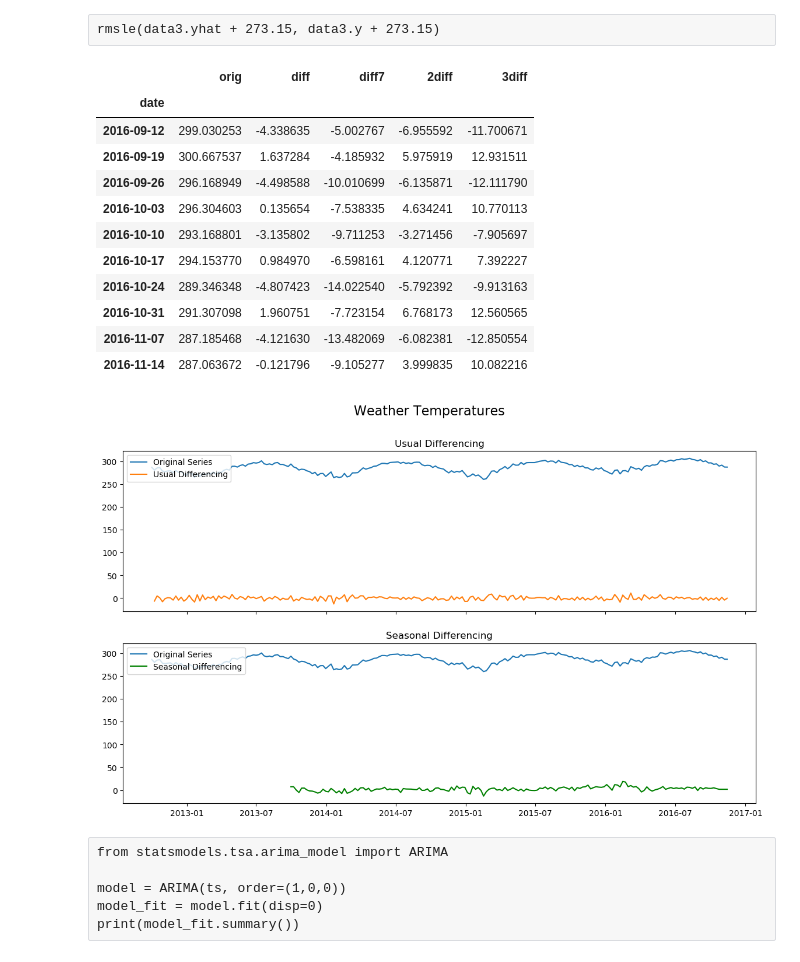
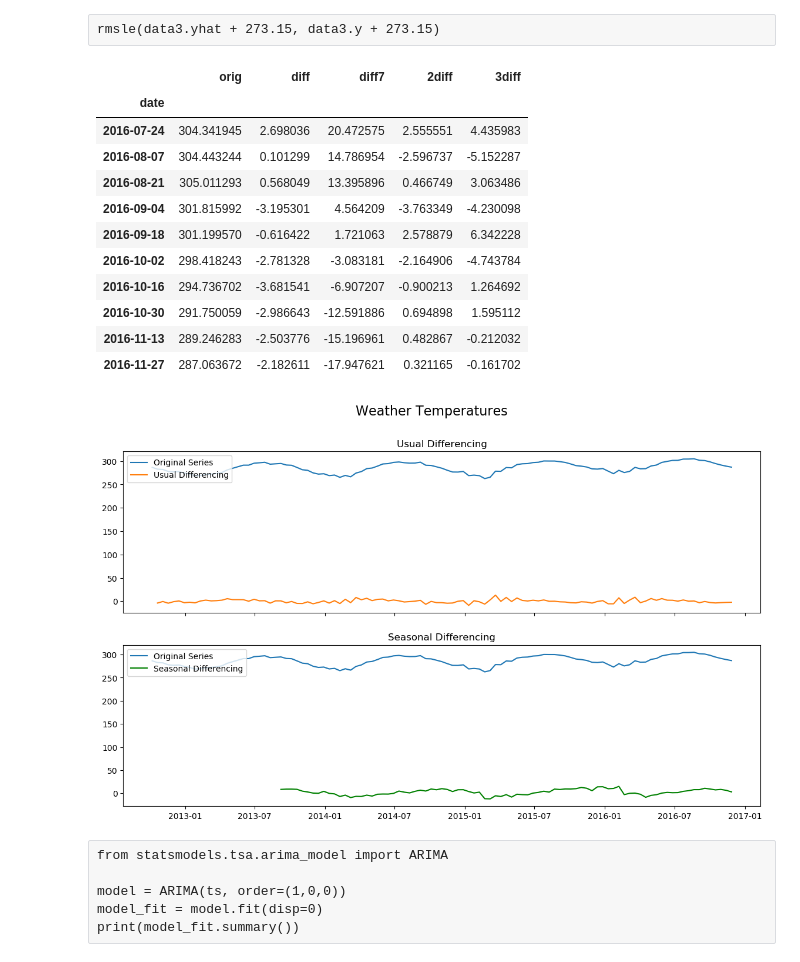
Before and after one commit to hjort/ai-labs, a Jupyter notebook: kaggle/serpro-weather/Weather - 4 Previsão com StatsModels.ipynb, the cells around one changed output. Drawn from its saved outputs; the diff is of its cells as text; code cells hidden in the pictures.

```diff
--- a/kaggle/serpro-weather/Weather - 4 Previsão com StatsModels.ipynb
+++ b/kaggle/serpro-weather/Weather - 4 Previsão com StatsModels.ipynb
@@ -61,7 +51,8 @@ Index:
 # %%
 data = data.dropna()
 
-data = data.resample('7D').mean()
+#data = data.resample('7D').mean()
+data = data.resample('2W').mean()
 #data = data.resample('15D').mean()
 #data = data.resample('M').mean()
 
@@ -355,36 +347,37 @@ pd.DataFrame({'orig': ts, 'diff': ts.diff(), 'diff7': ts.diff(7),
 # %% [output]
 |  | orig | diff | diff7 | 2diff | 3diff |
 | date |  |  |  |  |  |
-| 2016-09-12 | 299.030253 | -4.338635 | -5.002767 | -6.955592 | -11.700671 |
-| 2016-09-19 | 300.667537 | 1.637284 | -4.185932 | 5.975919 | 12.931511 |
-| 2016-09-26 | 296.168949 | -4.498588 | -10.010699 | -6.135871 | -12.111790 |
-| 2016-10-03 | 296.304603 | 0.135654 | -7.538335 | 4.634241 | 10.770113 |
-| 2016-10-10 | 293.168801 | -3.135802 | -9.711253 | -3.271456 | -7.905697 |
-| 2016-10-17 | 294.153770 | 0.984970 | -6.598161 | 4.120771 | 7.392227 |
-| 2016-10-24 | 289.346348 | -4.807423 | -14.022540 | -5.792392 | -9.913163 |
-| 2016-10-31 | 291.307098 | 1.960751 | -7.723154 | 6.768173 | 12.560565 |
-| 2016-11-07 | 287.185468 | -4.121630 | -13.482069 | -6.082381 | -12.850554 |
-| 2016-11-14 | 287.063672 | -0.121796 | -9.105277 | 3.999835 | 10.082216 |
+| 2016-07-24 | 304.341945 | 2.698036 | 20.472575 | 2.555551 | 4.435983 |
+| 2016-08-07 | 304.443244 | 0.101299 | 14.786954 | -2.596737 | -5.152287 |
+| 2016-08-21 | 305.011293 | 0.568049 | 13.395896 | 0.466749 | 3.063486 |
+| 2016-09-04 | 301.815992 | -3.195301 | 4.564209 | -3.763349 | -4.230098 |
+| 2016-09-18 | 301.199570 | -0.616422 | 1.721063 | 2.578879 | 6.342228 |
+| 2016-10-02 | 298.418243 | -2.781328 | -3.083181 | -2.164906 | -4.743784 |
+| 2016-10-16 | 294.736702 | -3.681541 | -6.907207 | -0.900213 | 1.264692 |
+| 2016-10-30 | 291.750059 | -2.986643 | -12.591886 | 0.694898 | 1.595112 |
+| 2016-11-13 | 289.246283 | -2.503776 | -15.196961 | 0.482867 | -0.212032 |
+| 2016-11-27 | 287.063672 | -2.182611 | -17.947621 | 0.321165 | -0.161702 |
+# %%
+seasonal = 24 # 365 dias / período
 # %%
 # Plot
 fig, axes = plt.subplots(2, 1, figsize=(14,8), dpi=100, sharex=True)
 
 # Usual Differencing
 axes[0].plot(ts, label='Original Series')
 axes[0].plot(ts.diff(1), label='Usual Differencing')
 axes[0].set_title('Usual Differencing')
 axes[0].legend(loc='upper left', fontsize=10)
 
-# Seasinal Dei
-seasonal = 52 #24 # 365 dias / período
+# Seasonal 1st
 axes[1].plot(ts, label='Original Series')
 axes[1].plot(ts.diff(seasonal), label='Seasonal Differencing', color='green')
 axes[1].set_title('Seasonal Differencing')
 plt.legend(loc='upper left', fontsize=10)
 plt.suptitle('Weather Temperatures', fontsize=16)
 plt.show()
 # %% [output]
-[figure, old version]
+[figure, new version]
 # %% [raw]
 from statsmodels.tsa.arima_model import ARIMA
 
```
Also changed, not shown: parts of 24 cells of this notebook, 3 other files.
